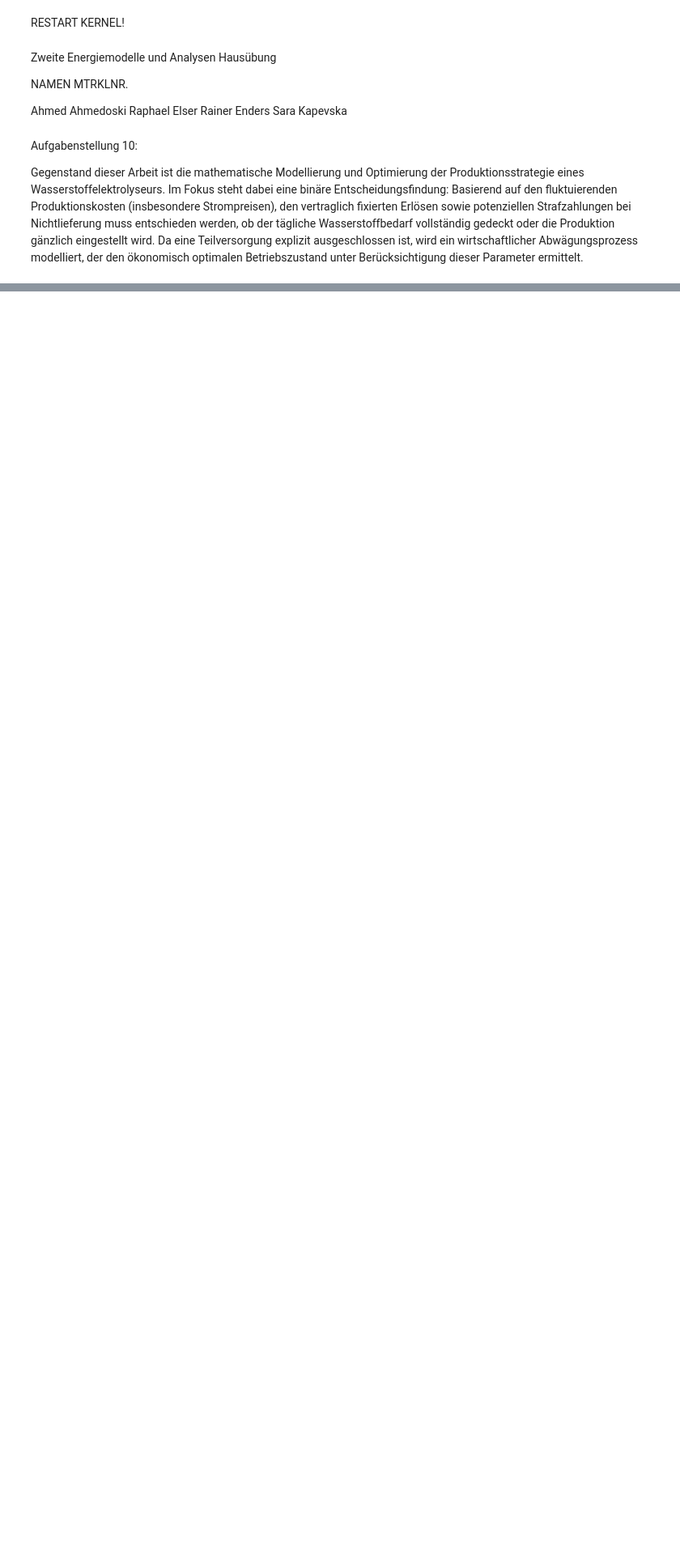
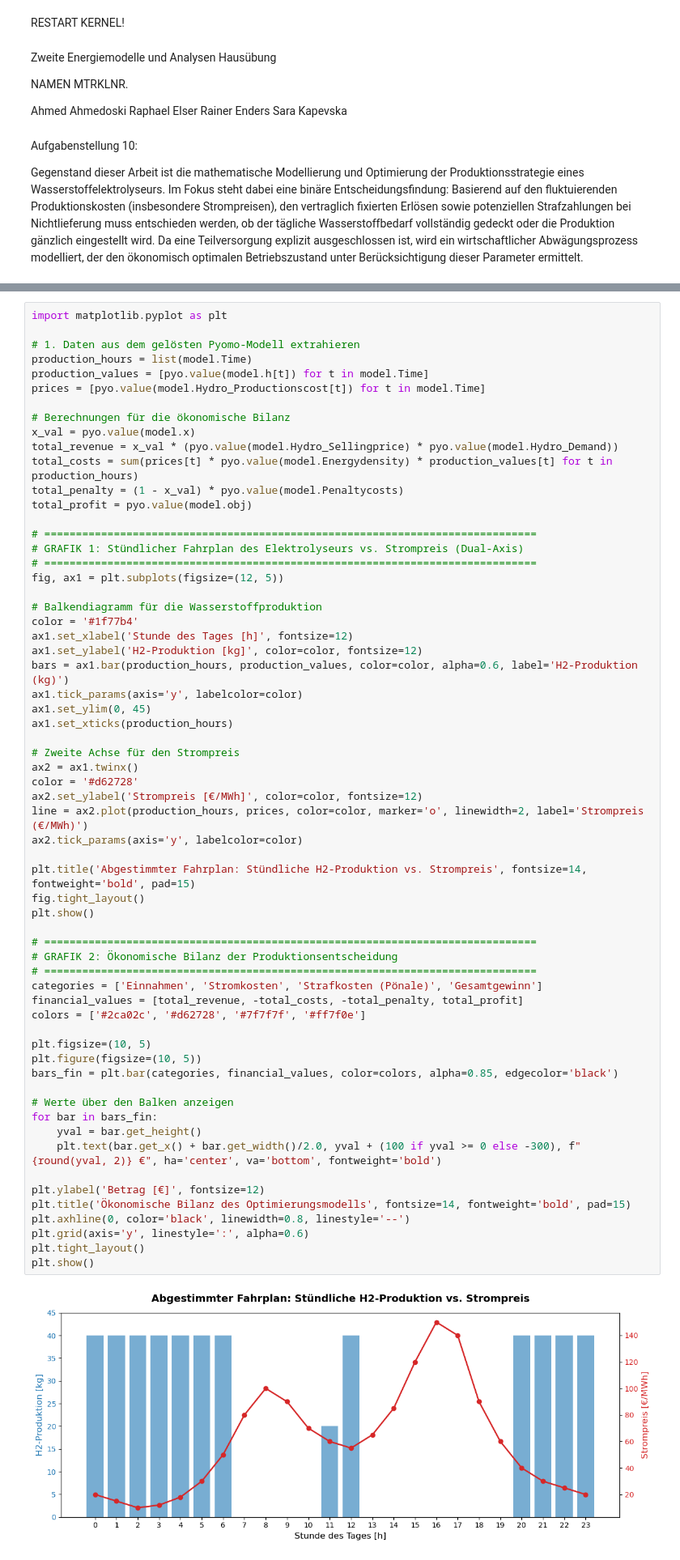
Before and after one commit to AhmedAkhi/2.HW-Energiemodelle, a Jupyter notebook: EUA_2_HUE.ipynb, the cells around one changed output, grey strips where cells are left out. Shown at 81% size. Drawn from its saved outputs; the diff is of its cells as text; blank space fills up the shorter version.

Commit message:
Grafiken Hinzugefügt

```diff
--- a/EUA_2_HUE.ipynb
+++ b/EUA_2_HUE.ipynb
@@ -82,0 +136,64 @@ Gesamtgewinn: 6790.0 €
+# %%
+import matplotlib.pyplot as plt
+
+# 1. Daten aus dem gelösten Pyomo-Modell extrahieren
+production_hours = list(model.Time)
+production_values = [pyo.value(model.h[t]) for t in model.Time]
+prices = [pyo.value(model.Hydro_Productionscost[t]) for t in model.Time]
+
+# Berechnungen für die ökonomische Bilanz
+x_val = pyo.value(model.x)
+total_revenue = x_val * (pyo.value(model.Hydro_Sellingprice) * pyo.value(model.Hydro_Demand))
+total_costs = sum(prices[t] * pyo.value(model.Energydensity) * production_values[t] for t in production_hours)
+total_penalty = (1 - x_val) * pyo.value(model.Penaltycosts)
+total_profit = pyo.value(model.obj)
+
+# ==============================================================================
+# GRAFIK 1: Stündlicher Fahrplan des Elektrolyseurs vs. Strompreis (Dual-Axis)
+# ==============================================================================
+fig, ax1 = plt.subplots(figsize=(12, 5))
+
+# Balkendiagramm für die Wasserstoffproduktion
+color = '#1f77b4'
+ax1.set_xlabel('Stunde des Tages [h]', fontsize=12)
+ax1.set_ylabel('H2-Produktion [kg]', color=color, fontsize=12)
+bars = ax1.bar(production_hours, production_values, color=color, alpha=0.6, label='H2-Produktion (kg)')
+ax1.tick_params(axis='y', labelcolor=color)
+ax1.set_ylim(0, 45)
+ax1.set_xticks(production_hours)
+
+# Zweite Achse für den Strompreis
+ax2 = ax1.twinx()
+color = '#d62728'
+ax2.set_ylabel('Strompreis [€/MWh]', color=color, fontsize=12)
+line = ax2.plot(production_hours, prices, color=color, marker='o', linewidth=2, label='Strompreis (€/MWh)')
+ax2.tick_params(axis='y', labelcolor=color)
+
+plt.title('Abgestimmter Fahrplan: Stündliche H2-Produktion vs. Strompreis', fontsize=14, fontweight='bold', pad=15)
+fig.tight_layout()
+plt.show()
+
+# ==============================================================================
+# GRAFIK 2: Ökonomische Bilanz der Produktionsentscheidung
+# ==============================================================================
+categories = ['Einnahmen', 'Stromkosten', 'Strafkosten (Pönale)', 'Gesamtgewinn']
+financial_values = [total_revenue, -total_costs, -total_penalty, total_profit]
+colors = ['#2ca02c', '#d62728', '#7f7f7f', '#ff7f0e']
+
+plt.figsize=(10, 5)
+plt.figure(figsize=(10, 5))
+bars_fin = plt.bar(categories, financial_values, color=colors, alpha=0.85, edgecolor='black')
+
+# Werte über den Balken anzeigen
+for bar in bars_fin:
+    yval = bar.get_height()
+    plt.text(bar.get_x() + bar.get_width()/2.0, yval + (100 if yval >= 0 else -300), f"{round(yval, 2)} €", ha='center', va='bottom', fontweight='bold')
+
+plt.ylabel('Betrag [€]', fontsize=12)
+plt.title('Ökonomische Bilanz des Optimierungsmodells', fontsize=14, fontweight='bold', pad=15)
+plt.axhline(0, color='black', linewidth=0.8, linestyle='--')
+plt.grid(axis='y', linestyle=':', alpha=0.6)
+plt.tight_layout()
+plt.show()
+# %% [output]
+[figure, added]
```
Also changed, not shown: parts of 7 cells of this notebook.
